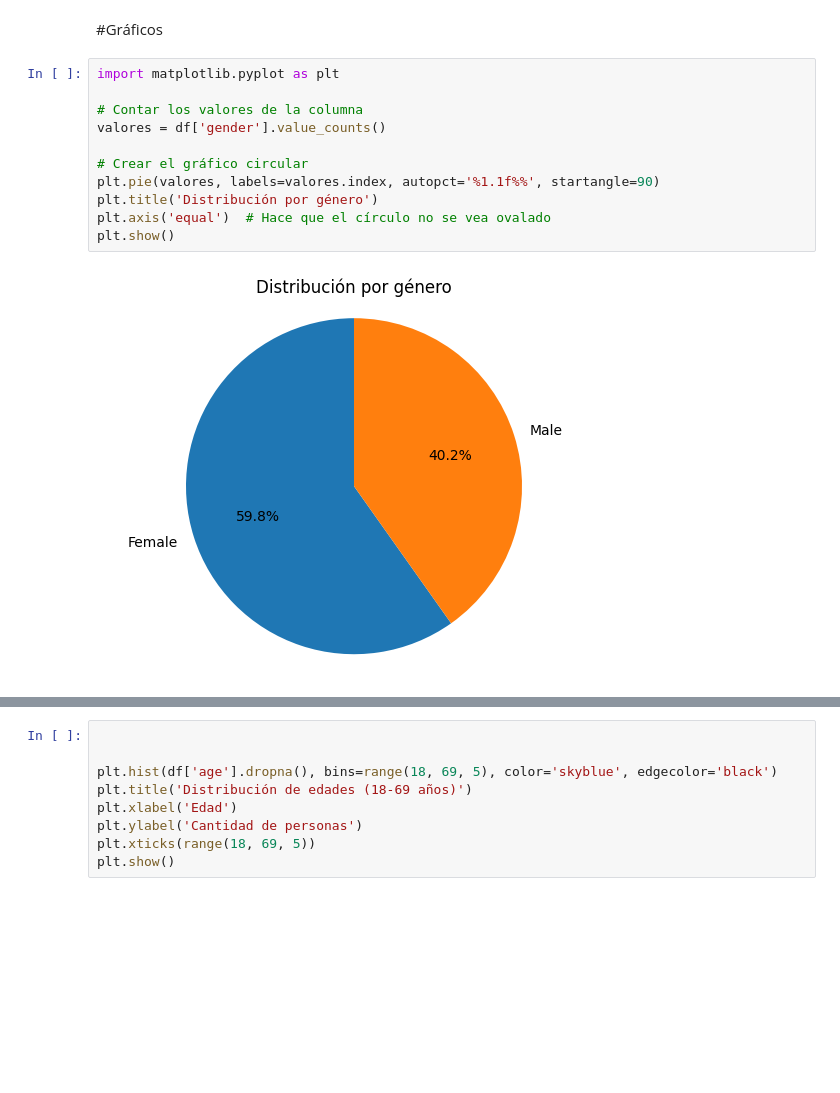
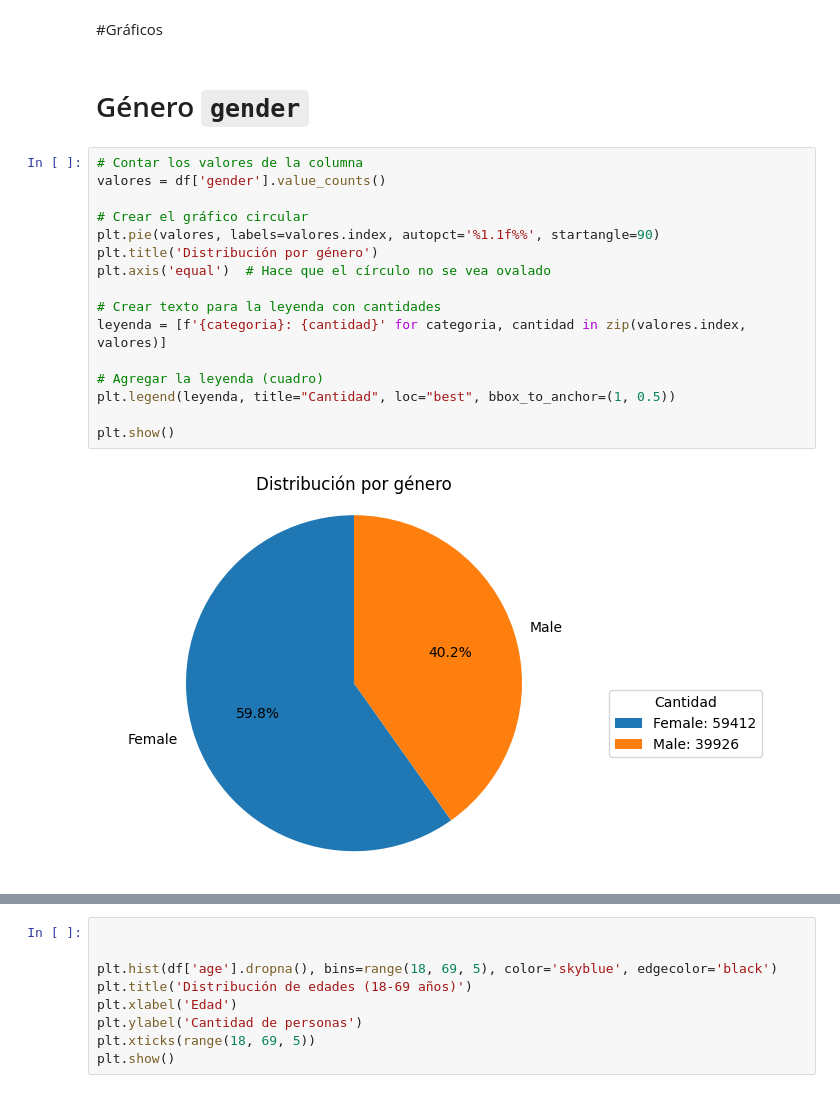
Before and after one commit to federico2018lc/InnovacionDatosProyectoFinal, a Jupyter notebook: analisis_datos_EDA.ipynb, the cells around one changed output, grey strips where cells are left out. Cells and saved outputs as stored; diff of their text form; blank space fills up the shorter version.

```diff
--- a/analisis_datos_EDA.ipynb
+++ b/analisis_datos_EDA.ipynb
@@ -250,16 +251,23 @@ Debit Card         20043           20.18
 ------------------
 # %% [markdown]
 #Gráficos
+# %% [markdown]
+# Género `gender`
 # %%
-import matplotlib.pyplot as plt
-
 # Contar los valores de la columna
 valores = df['gender'].value_counts()
 
 # Crear el gráfico circular
 plt.pie(valores, labels=valores.index, autopct='%1.1f%%', startangle=90)
 plt.title('Distribución por género')
 plt.axis('equal')  # Hace que el círculo no se vea ovalado
+
+# Crear texto para la leyenda con cantidades
+leyenda = [f'{categoria}: {cantidad}' for categoria, cantidad in zip(valores.index, valores)]
+
+# Agregar la leyenda (cuadro)
+plt.legend(leyenda, title="Cantidad", loc="best", bbox_to_anchor=(1, 0.5))
+
 plt.show()
 # %% [output]
-[figure, old version]
+[figure, new version]
```
Also changed, not shown: parts of 31 cells of this notebook.
